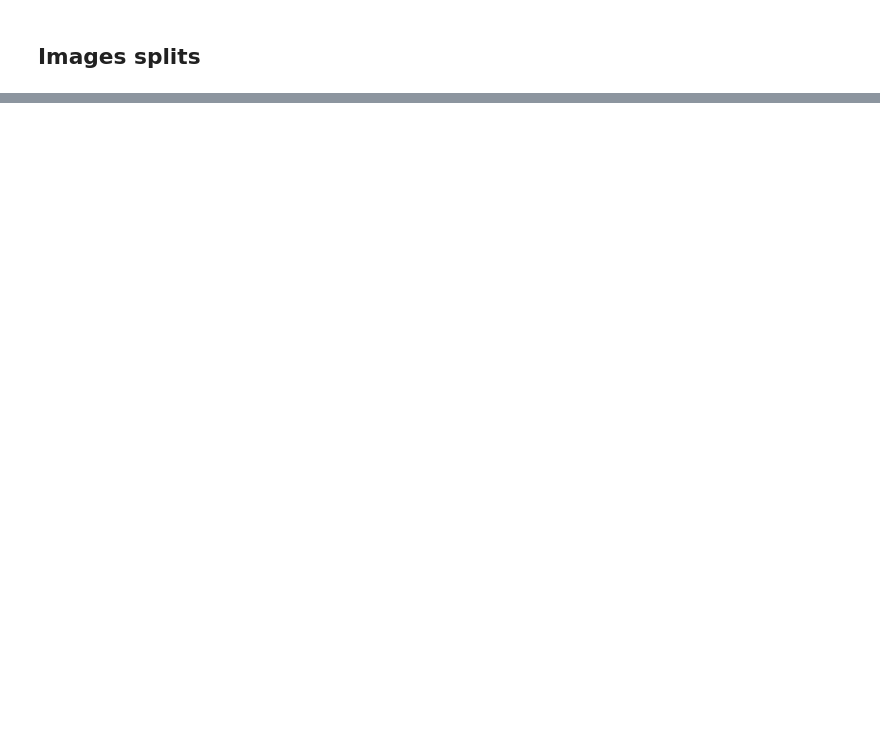
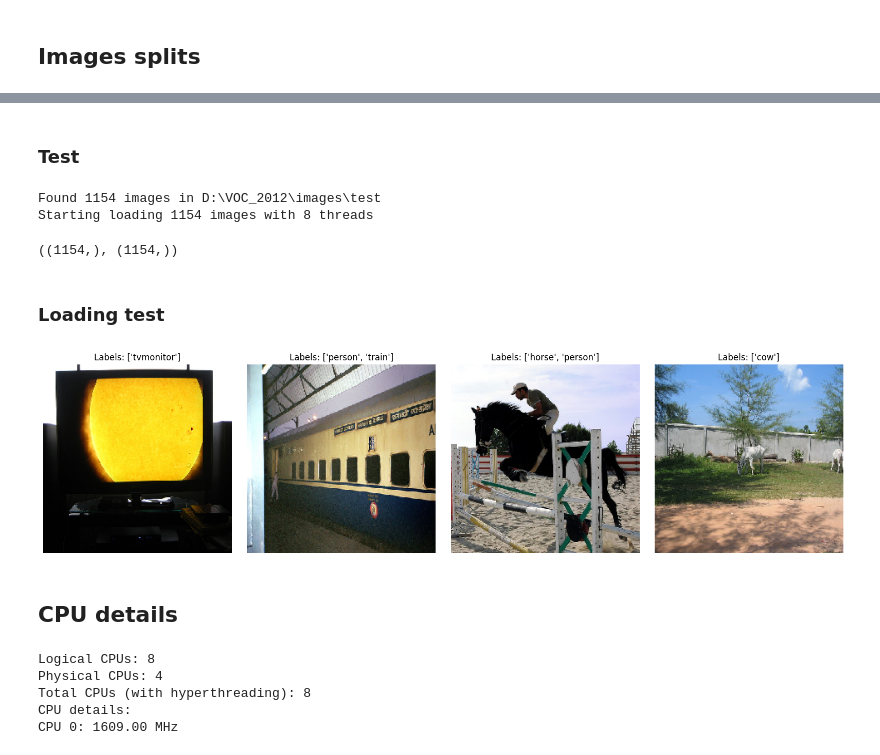
Before and after one commit to AAAlessandroP/imageRecognitionVOC2012, a Jupyter notebook: dataset_exporter.ipynb, the cells around one changed output, grey strips where cells are left out. Drawn from its saved outputs; the diff is of its cells as text; code cells hidden in the pictures; blank space fills up the shorter version.

```diff
--- a/dataset_exporter.ipynb
+++ b/dataset_exporter.ipynb
@@ -547,3 +566,9 @@ TEST_PATH = os.path.join(O_FOLDER, TEST_FILENAME)
 TRAIN_PATH, VALIDATION_PATH, TEST_PATH
 # %% [output]
 ('./dataset\\train.csv', './dataset\\validation.csv', './dataset\\test.csv')
+# %%
+TRAIN_COMPRESSED_PATH = os.path.join(O_FOLDER, "train.npz")
+VALIDATION_COMPRESSED_PATH = os.path.join(O_FOLDER, "validation.npz")
+TEST_COMPRESSED_PATH = os.path.join(O_FOLDER, "test.npz")
+
+TRAIN_COMPRESSED_PATH, VALIDATION_COMPRESSED_PATH, TEST_COMPRESSED_PATH
@@ -608,0 +784,10 @@ copied
+# %% [markdown]
+### Test
+# %%
+test_images_array, test_labels = load_images_with_labels(TEST_FOLDER, image_classes_map)
+test_labels_array = np.array(test_labels, dtype=object)
+test_labels_array.shape, test_labels_array.shape
+# %% [output]
+Found 1154 images in D:\VOC_2012\images\test
+Starting loading 1154 images with 8 threads
+((1154,), (1154,))
@@ -608,0 +796,51 @@ copied
+# %% [markdown]
+### Loading test
+# %%
+data = np.load(TRAIN_COMPRESSED_PATH, allow_pickle=True)
+# %%
+loaded_images = data['images']
+loaded_labels = data['labels']
+
+plt.figure(figsize=(16, 4))
+for i in range(4):
+    plt.subplot(1, 4, i + 1)
+    plt.imshow(loaded_images[i].astype('uint8'))
+    plt.title(f"Labels: {loaded_labels[i]}")
+    plt.axis('off')
+
+plt.tight_layout()
+plt.show()
+# %% [output]
+[figure, added]
+# %% [markdown]
+## CPU details
+# %%
+import psutil
+import multiprocessing
+
+logical_cpu_count = multiprocessing.cpu_count()
+print(f"Logical CPUs: {logical_cpu_count}")
+
+physical_cpu_count = psutil.cpu_count(logical=False)  # Solo core fisici
+total_cpu_count = psutil.cpu_count(logical=True)    # Inclusi thread hyperthreading
+
+cpu_info = []
+for i, cpu in enumerate(psutil.cpu_freq(percpu=True)):
+    cpu_info.append({
+        'id': i,
+        'current_freq': cpu.current,
+        'min_freq': cpu.min,
+        'max_freq': cpu.max
+    })
+
+print(f"Physical CPUs: {physical_cpu_count}")
+print(f"Total CPUs (with hyperthreading): {total_cpu_count}")
+print("CPU details:")
+for cpu in cpu_info:
+    print(f"CPU {cpu['id']}: {cpu['current_freq']:.2f} MHz")
+# %% [output]
+Logical CPUs: 8
+Physical CPUs: 4
+Total CPUs (with hyperthreading): 8
+CPU details:
+CPU 0: 1609.00 MHz
```
Also changed, not shown: parts of 23 cells of this notebook, 3 other files.
